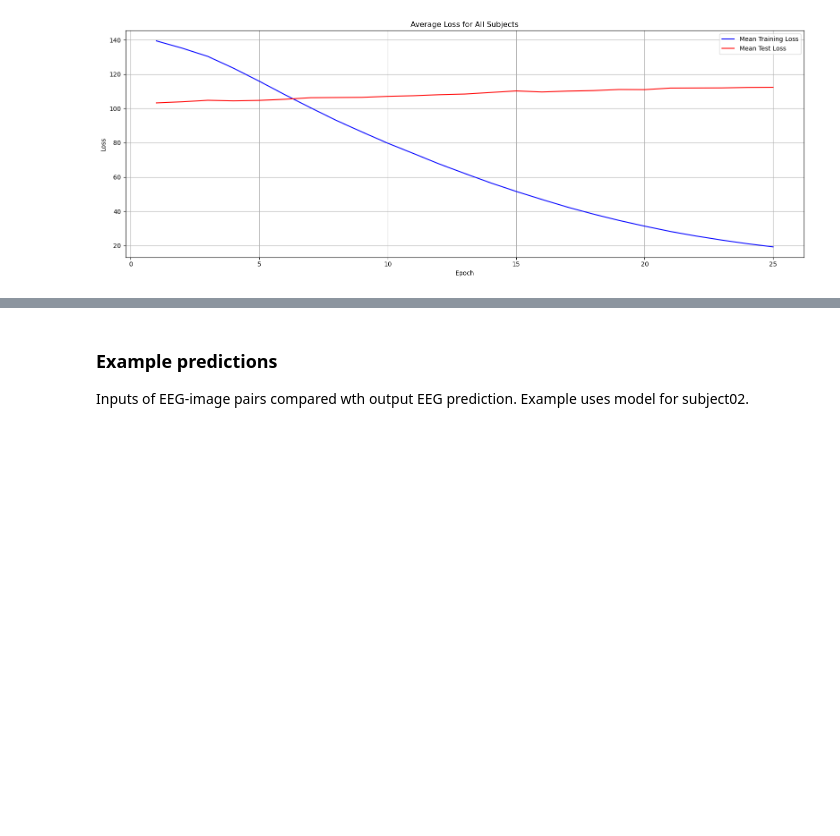
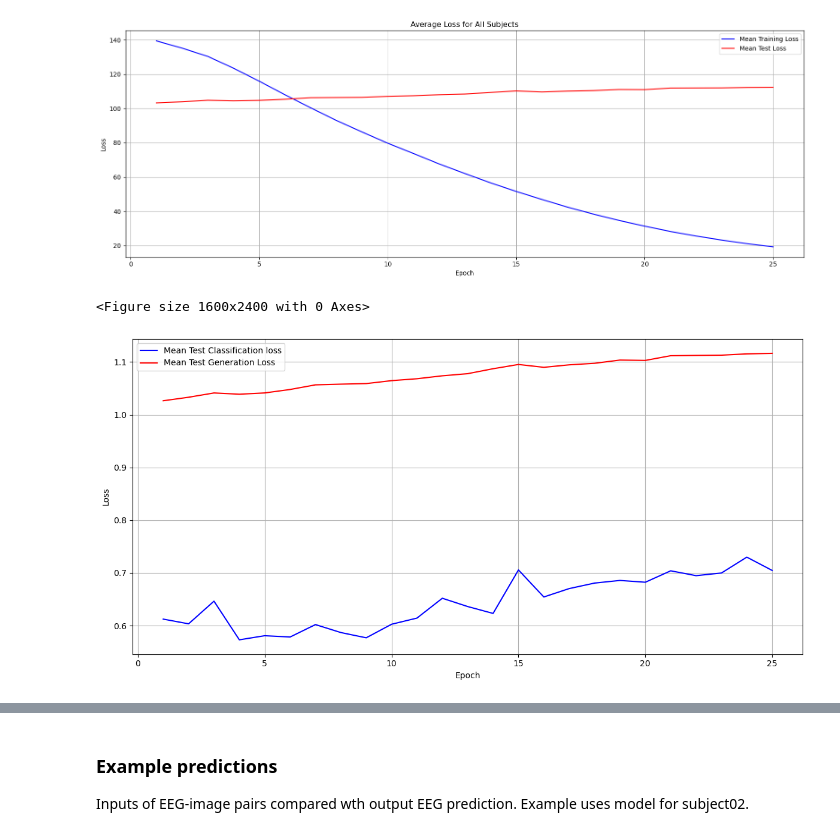
Before and after one commit to kmazrolina/Image2EEG, a Jupyter notebook: results_visualisation.ipynb, the cells around one changed output, grey strips where cells are left out. Cells and saved outputs as stored; diff of their text form; code cells hidden in the pictures; blank space fills up the shorter version.

Commit message:
plot classification and generation loss

```diff
--- a/results_visualisation.ipynb
+++ b/results_visualisation.ipynb
@@ -51,3 +51,43 @@ plt.show()
 # %% [output]
 [figure]
 [figure]
+# %%
+subject_ids = [f'sub-{i:02d}' for i in range(1, 11)]
+
+test_class_losses = []
+test_gen_losses = []
+epochs = None
+
+plt.figure(figsize=(16, 24))
+
+for i, subject_id in enumerate(subject_ids):
+    loss_file = f'weights/ReAlnet_EEG/{subject_id}/loss.txt'
+    data = np.loadtxt(loss_file)
+
+    if epochs is None:
+        epochs = np.arange(1, data.shape[0] + 1)
+
+    test_class_loss = data[:, 3]
+    test_gen_loss = data[:, 4]
+
+    test_class_losses.append(test_class_loss)
+    test_gen_losses.append(test_gen_loss)
+
+
+mean_test_class_loss = np.mean(test_class_losses, axis=0)
+mean_test_gen_loss = np.mean(test_gen_losses, axis=0)
+
+
+plt.figure(figsize=(12, 6))
+plt.plot(epochs, mean_test_class_loss, label='Mean Test Classification loss', color='blue')
+plt.plot(epochs, mean_test_gen_loss, label='Mean Test Generation Loss', color='red')
+plt.xlabel('Epoch')
+plt.ylabel('Loss')
+plt.legend()
+plt.grid(True)
+
+plt.tight_layout()
+plt.show()
+# %% [output]
+<Figure size 1600x2400 with 0 Axes>
+[figure, added]
```
Also changed, not shown: parts of 1 cell of this notebook.
